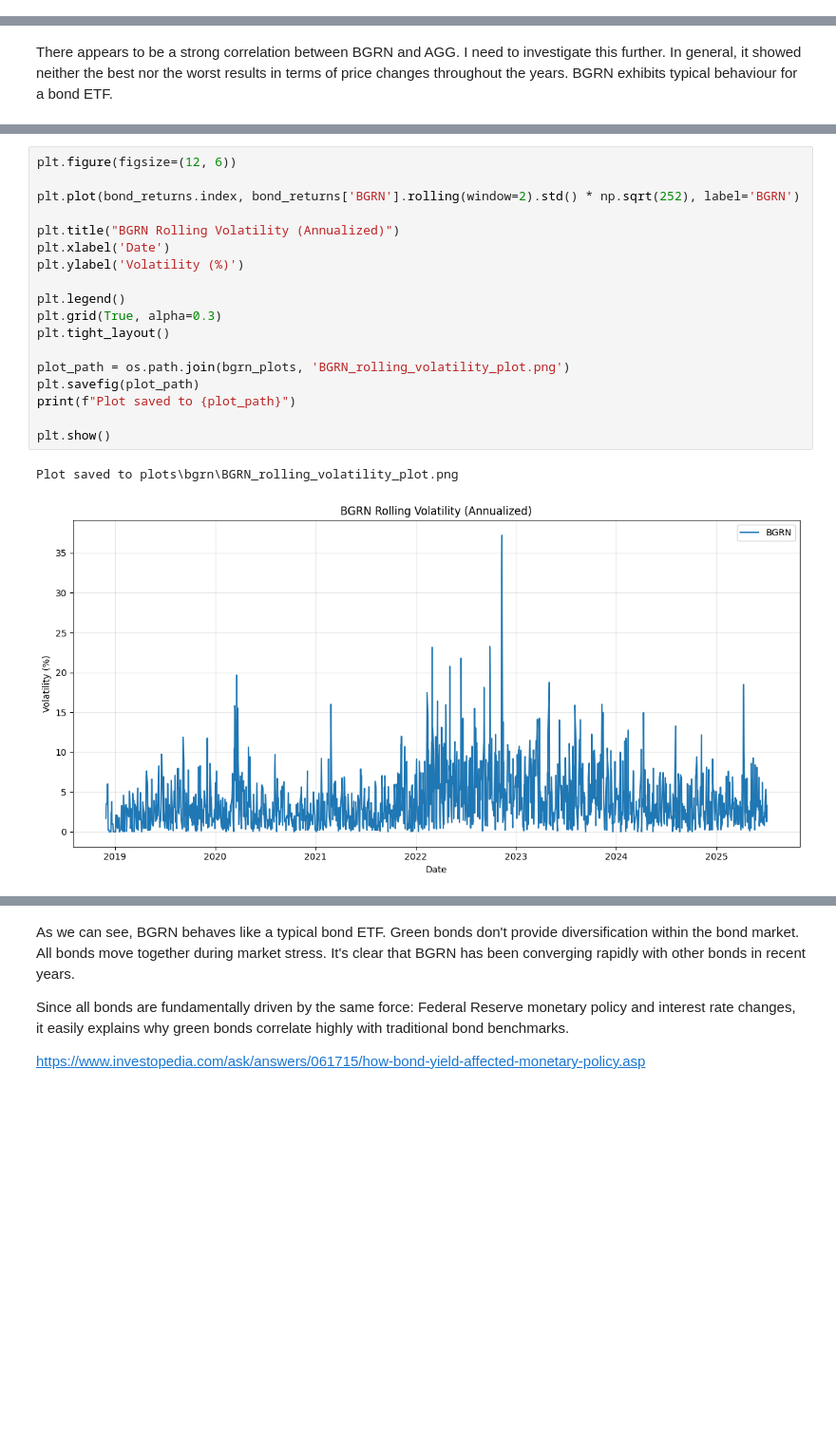
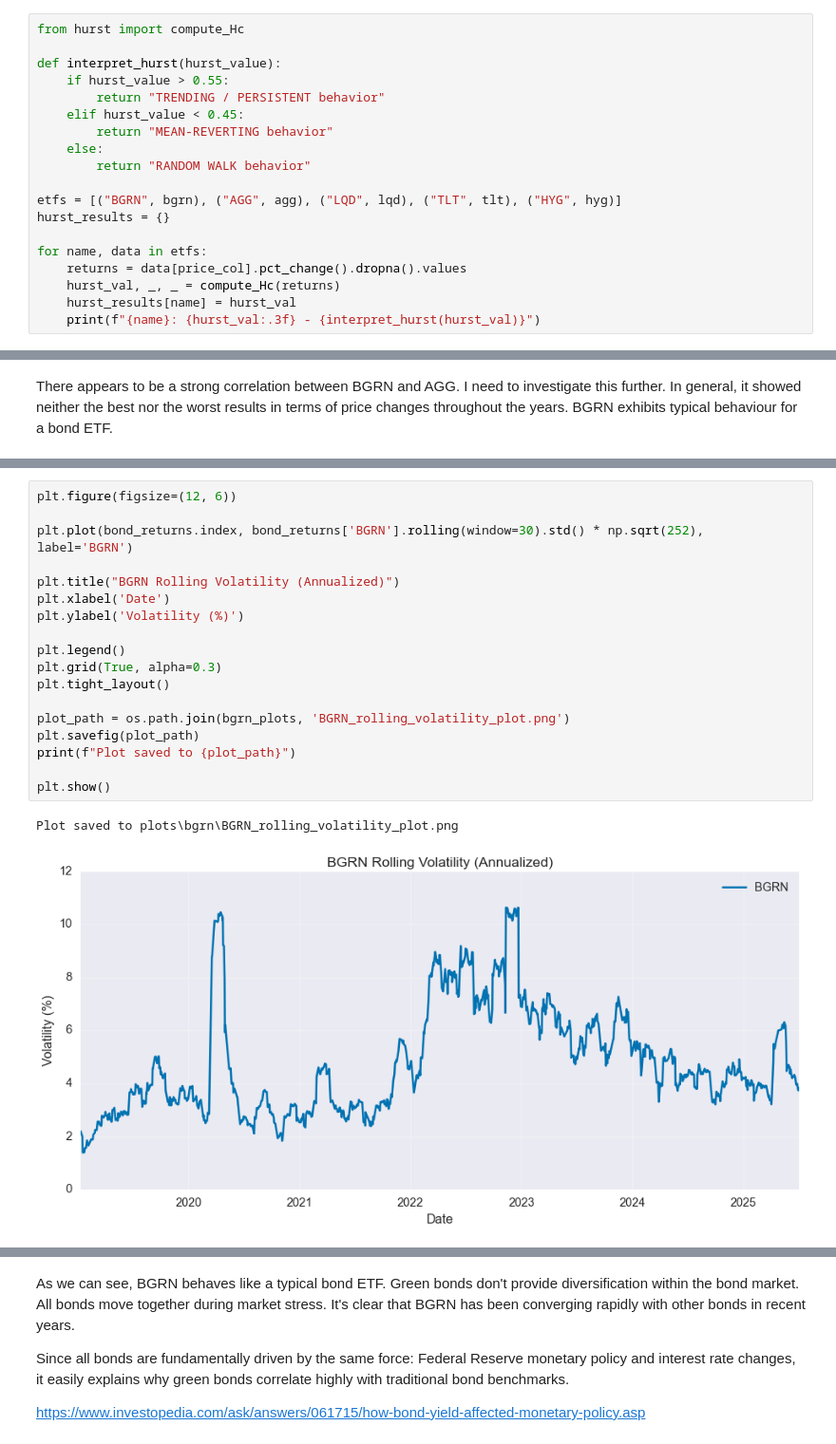
Before and after one commit to NureTkachMykhailo/summer-school-ai-for-greener-planet, a Jupyter notebook: bgrn-analysis.ipynb, the cells around one changed output, grey strips where cells are left out. Shown at 95% size. Saved outputs shown, nothing was run; the diff lists cells and outputs as text; blank space fills up the shorter version.

```diff
--- a/bgrn-analysis.ipynb
+++ b/bgrn-analysis.ipynb
@@ -235,3 +347,22 @@ SPLV:  0.68%
 BGRN vs SPY: 0.26x the volatility
 BGRN vs SPLV: 0.30x the volatility
 SPLV vs SPY: 0.86x the volatility
+# %%
+from hurst import compute_Hc
+
+def interpret_hurst(hurst_value):
+    if hurst_value > 0.55:
+        return "TRENDING / PERSISTENT behavior"
+    elif hurst_value < 0.45:
+        return "MEAN-REVERTING behavior"
+    else:
+        return "RANDOM WALK behavior"
+
+etfs = [("BGRN", bgrn), ("AGG", agg), ("LQD", lqd), ("TLT", tlt), ("HYG", hyg)]
+hurst_results = {}
+
+for name, data in etfs:
+    returns = data[price_col].pct_change().dropna().values
+    hurst_val, _, _ = compute_Hc(returns)
+    hurst_results[name] = hurst_val
+    print(f"{name}: {hurst_val:.3f} - {interpret_hurst(hurst_val)}")
@@ -457,24 +614,24 @@ Plot saved to plots\bgrn\BGRN_daily_returns_comparison_price_plot.png
 # %%
 plt.figure(figsize=(12, 6))
 
-plt.plot(bond_returns.index, bond_returns['BGRN'].rolling(window=2).std() * np.sqrt(252), label='BGRN')
+plt.plot(bond_returns.index, bond_returns['BGRN'].rolling(window=30).std() * np.sqrt(252), label='BGRN')
 
 plt.title("BGRN Rolling Volatility (Annualized)")
 plt.xlabel('Date')
 plt.ylabel('Volatility (%)')
 
 plt.legend()
 plt.grid(True, alpha=0.3)
 plt.tight_layout()
 
 plot_path = os.path.join(bgrn_plots, 'BGRN_rolling_volatility_plot.png')
 plt.savefig(plot_path)
 print(f"Plot saved to {plot_path}")
 
 plt.show()
 # %% [output]
 Plot saved to plots\bgrn\BGRN_rolling_volatility_plot.png
-[figure, old version]
+[figure, new version]
 # %%
 weekly_bond_prices = bond_prices.resample('W').last()
 bond_log_returns = weekly_bond_prices.pct_change().dropna() * 100
```
Also changed, not shown: parts of 25 cells of this notebook, 34 other files.
